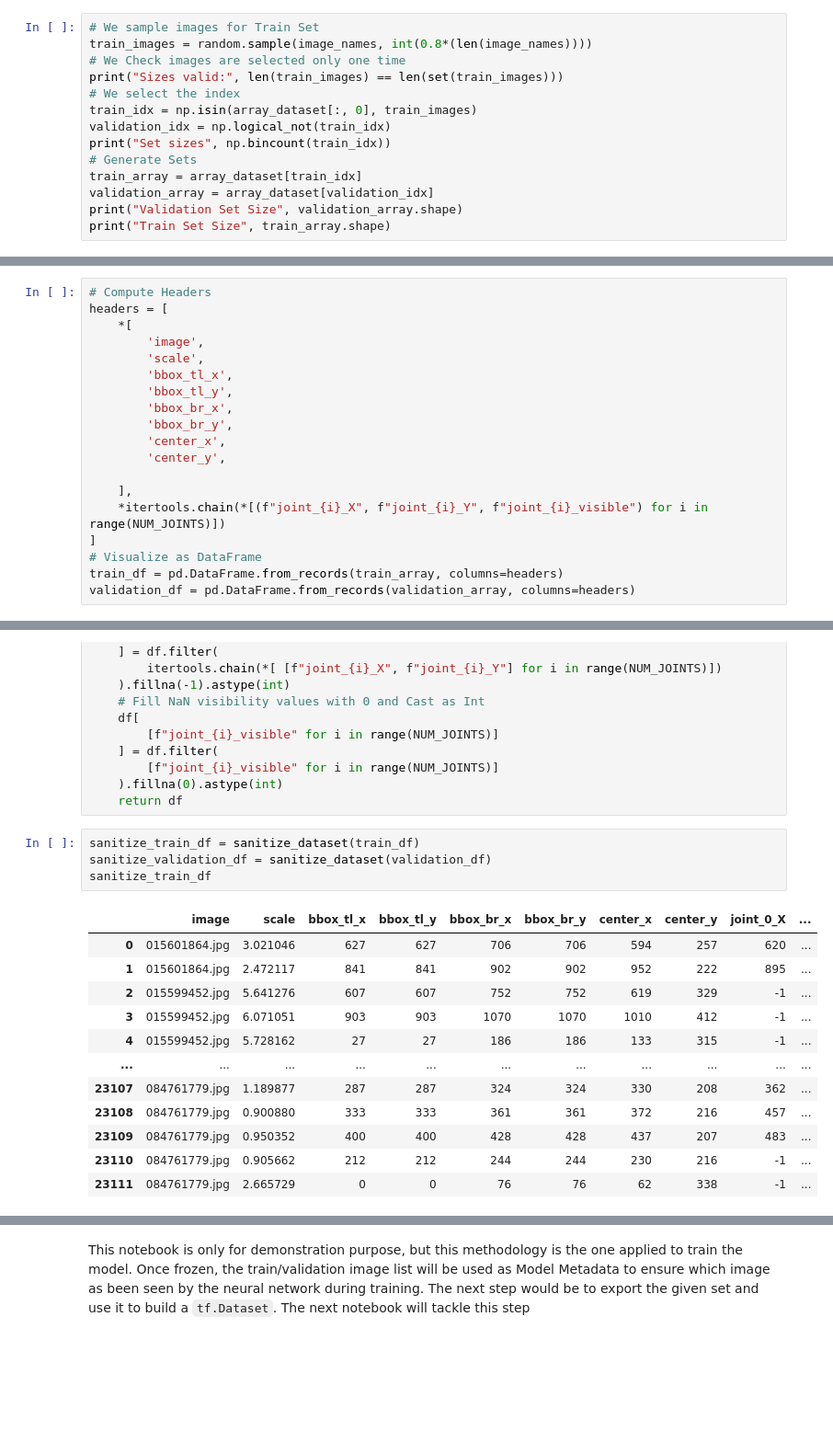
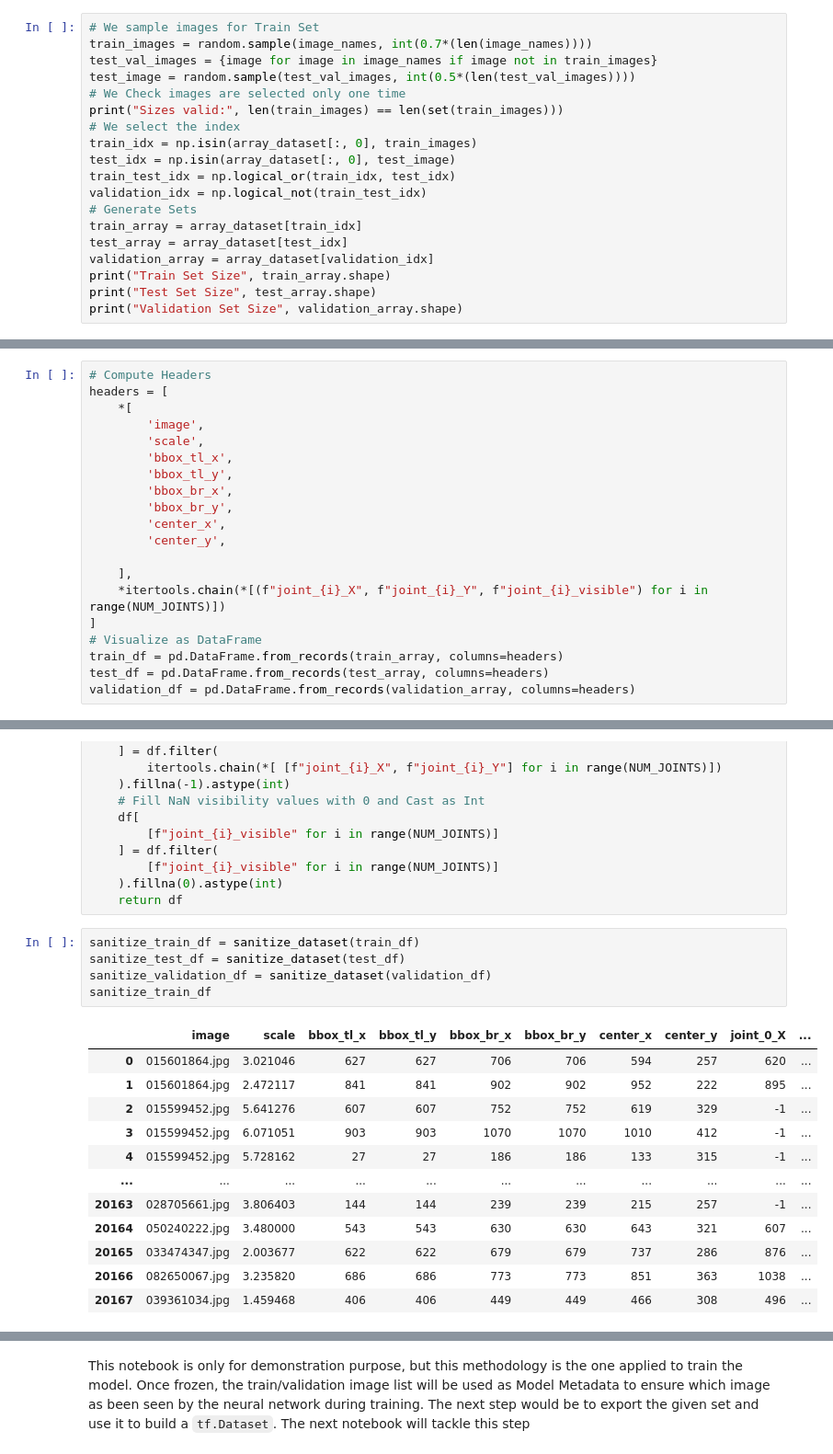
Before and after one commit to wbenbihi/hourglasstensorflow, a Jupyter notebook: notebooks/02 - Prepare Data.ipynb, the cells around one changed output, grey strips where cells are left out. Shown at 92% size. Cells and saved outputs as stored; diff of their text form; blank space fills up the shorter version.

```diff
--- a/notebooks/02 - Prepare Data.ipynb
+++ b/notebooks/02 - Prepare Data.ipynb
@@ -349,16 +349,21 @@ Estimated image on validation set: 3481
 image_names = set(array_dataset[:, 0])
 # %%
 # We sample images for Train Set
-train_images = random.sample(image_names, int(0.8*(len(image_names))))
+train_images = random.sample(image_names, int(0.7*(len(image_names))))
+test_val_images = {image for image in image_names if image not in train_images}
+test_image = random.sample(test_val_images, int(0.5*(len(test_val_images))))
 # We Check images are selected only one time
 print("Sizes valid:", len(train_images) == len(set(train_images)))
 # We select the index
 train_idx = np.isin(array_dataset[:, 0], train_images)
-validation_idx = np.logical_not(train_idx)
-print("Set sizes", np.bincount(train_idx))
+test_idx = np.isin(array_dataset[:, 0], test_image)
+train_test_idx = np.logical_or(train_idx, test_idx)
+validation_idx = np.logical_not(train_test_idx)
 # Generate Sets
 train_array = array_dataset[train_idx]
+test_array = array_dataset[test_idx]
 validation_array = array_dataset[validation_idx]
+print("Train Set Size", train_array.shape)
+print("Test Set Size", test_array.shape)
 print("Validation Set Size", validation_array.shape)
-print("Train Set Size", train_array.shape)
 # %% [output]
@@ -386,6 +393,7 @@ headers = [
 ]
 # Visualize as DataFrame
 train_df = pd.DataFrame.from_records(train_array, columns=headers)
+test_df = pd.DataFrame.from_records(test_array, columns=headers)
 validation_df = pd.DataFrame.from_records(validation_array, columns=headers)
 # %%
 def sanitize_dataset(df: pd.DataFrame):
@@ -404,18 +412,19 @@ def sanitize_dataset(df: pd.DataFrame):
     return df
 # %%
 sanitize_train_df = sanitize_dataset(train_df)
+sanitize_test_df = sanitize_dataset(test_df)
 sanitize_validation_df = sanitize_dataset(validation_df)
 sanitize_train_df
 # %% [output]
 |  | image | scale | bbox_tl_x | bbox_tl_y | bbox_br_x | bbox_br_y | center_x | center_y | joint_0_X | ... |
 | 0 | 015601864.jpg | 3.021046 | 627 | 627 | 706 | 706 | 594 | 257 | 620 | ... |
 | 1 | 015601864.jpg | 2.472117 | 841 | 841 | 902 | 902 | 952 | 222 | 895 | ... |
 | 2 | 015599452.jpg | 5.641276 | 607 | 607 | 752 | 752 | 619 | 329 | -1 | ... |
 | 3 | 015599452.jpg | 6.071051 | 903 | 903 | 1070 | 1070 | 1010 | 412 | -1 | ... |
 | 4 | 015599452.jpg | 5.728162 | 27 | 27 | 186 | 186 | 133 | 315 | -1 | ... |
 | ... | ... | ... | ... | ... | ... | ... | ... | ... | ... | ... |
-| 23107 | 084761779.jpg | 1.189877 | 287 | 287 | 324 | 324 | 330 | 208 | 362 | ... |
-| 23108 | 084761779.jpg | 0.900880 | 333 | 333 | 361 | 361 | 372 | 216 | 457 | ... |
-| 23109 | 084761779.jpg | 0.950352 | 400 | 400 | 428 | 428 | 437 | 207 | 483 | ... |
-| 23110 | 084761779.jpg | 0.905662 | 212 | 212 | 244 | 244 | 230 | 216 | -1 | ... |
-| 23111 | 084761779.jpg | 2.665729 | 0 | 0 | 76 | 76 | 62 | 338 | -1 | ... |
+| 20163 | 028705661.jpg | 3.806403 | 144 | 144 | 239 | 239 | 215 | 257 | -1 | ... |
+| 20164 | 050240222.jpg | 3.480000 | 543 | 543 | 630 | 630 | 643 | 321 | 607 | ... |
+| 20165 | 033474347.jpg | 2.003677 | 622 | 622 | 679 | 679 | 737 | 286 | 876 | ... |
+| 20166 | 082650067.jpg | 3.235820 | 686 | 686 | 773 | 773 | 851 | 363 | 1038 | ... |
+| 20167 | 039361034.jpg | 1.459468 | 406 | 406 | 449 | 449 | 466 | 308 | 496 | ... |
```
Also changed, not shown: parts of 4 cells of this notebook.
